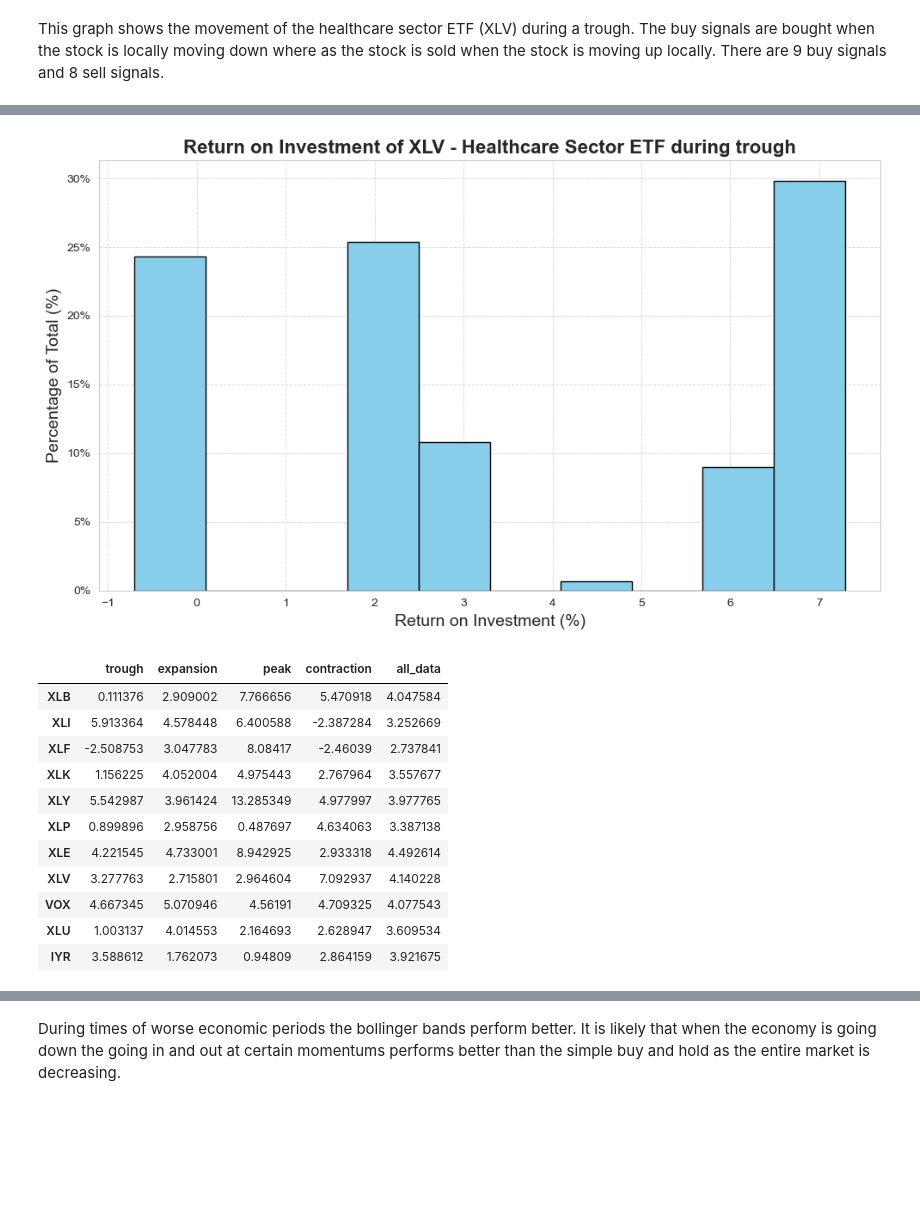
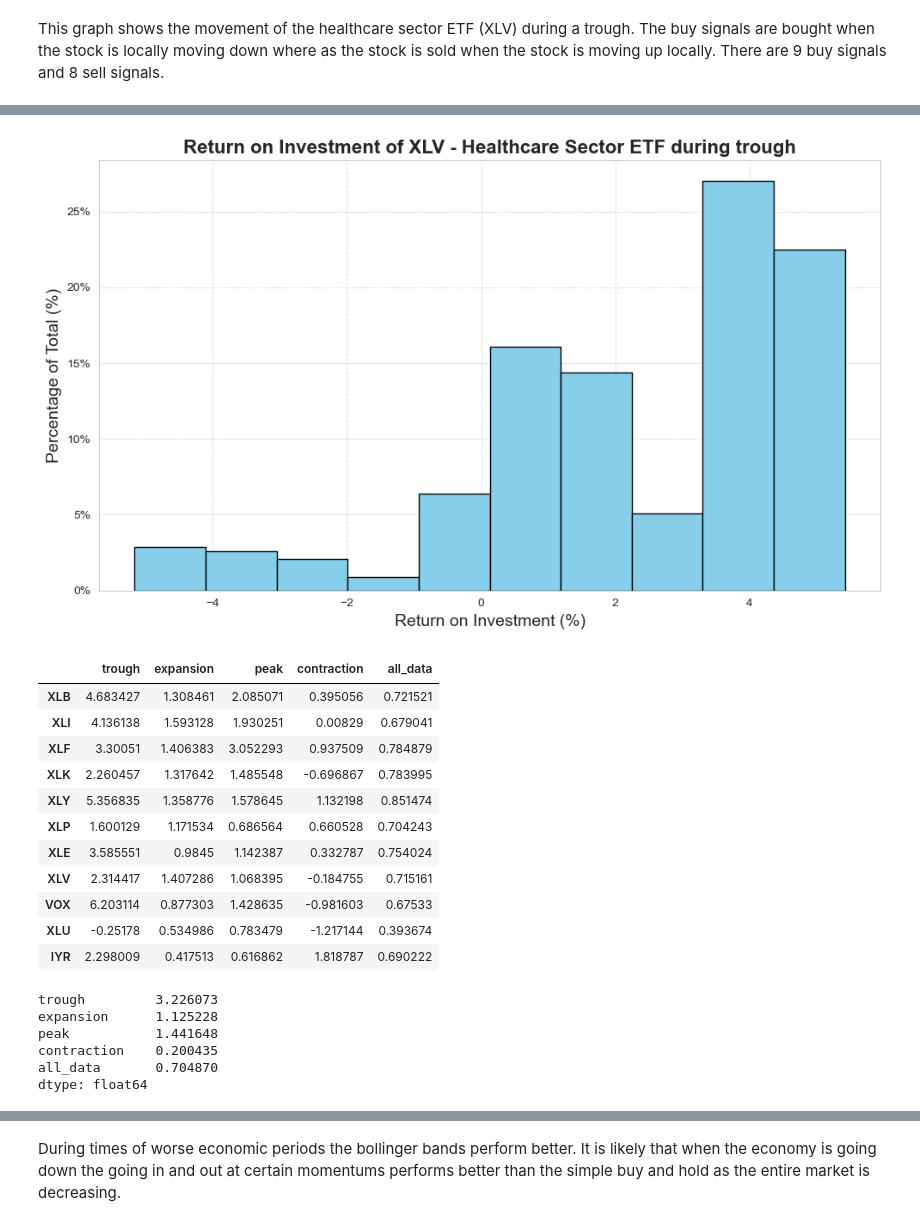
Before and after one commit to bennicholson2/Enhancing-Technical-Analysis-with-Data-Science, a Jupyter notebook: Technical Analysis/bollinger_bands.ipynb, the cells around one changed output, grey strips where cells are left out. Saved outputs shown, nothing was run; the diff lists cells and outputs as text; code cells hidden in the pictures; blank space fills up the shorter version.

```diff
--- a/Technical Analysis/bollinger_bands.ipynb
+++ b/Technical Analysis/bollinger_bands.ipynb
@@ -384,7 +405,7 @@ def calculate_stock_roi(bb_signals_nd, adj_close_nd, periods_date, periods_list,
     # Loop through each economic period
     for period in periods_list:
         # Create the date range for the current period
-        date_range = pd.date_range(start=pd.to_datetime(periods_date[period][0]), end=pd.to_datetime(periods_date[period][1]) - timedelta(days=120))
+        date_range = pd.date_range(start=pd.to_datetime(periods_date[period][0]), end=pd.to_datetime(periods_date[period][1]) - timedelta(days=90))
 
         # Get random dates for stochastic modeling
         start_dates = np.random.choice(date_range, size=n_sample, replace=True)
@@ -394,13 +415,13 @@ def calculate_stock_roi(bb_signals_nd, adj_close_nd, periods_date, periods_list,
             time_stamp = pd.to_datetime(start_date)
 
             # Initialize variables
-            account_balance = initial_investment
+            account_balance = {ticker: initial_investment for ticker in tickers}  # Separate account balance for each stock
             shares_number = {ticker: 0 for ticker in tickers}  # Initialize share count for each ticker
             shares_value = {ticker: 0 for ticker in tickers}   # Initialize share value for each ticker
 
             # Extract the adjusted close and signal data for time period
-            adj_close_period = adj_close_nd[period].loc[time_stamp:time_stamp + timedelta(days=120)]
-            bb_signals_period = bb_signals_nd[period].loc[time_stamp:time_stamp + timedelta(days=120)]
+            adj_close_period = adj_close_nd[period].loc[time_stamp:time_stamp + timedelta(days=90)]
+            bb_signals_period = bb_signals_nd[period].loc[time_stamp:time_stamp + timedelta(days=90)]
 
             # Iterate over each row in the Bollinger Band signals (day by day)
             for row_idx, row in bb_signals_period.iterrows():
@@ -410,11 +431,11 @@ def calculate_stock_roi(bb_signals_nd, adj_close_nd, periods_date, periods_list,
 
                     # Handle Buy action
                     if signal == 'Buy':
-                        amount_to_buy = percent_to_buy * account_balance
-                        if account_balance >= amount_to_buy:
+                        amount_to_buy = percent_to_buy * account_balance[ticker]
+                        if account_balance[ticker] >= amount_to_buy:
                             shares_to_buy = amount_to_buy / adj_close_price
                             shares_number[ticker] += shares_to_buy
-                            account_balance -= amount_to_buy
+                            account_balance[ticker] -= amount_to_buy
 
                     # Handle Sell action
                     elif signal == 'Sell':
@@ -424,20 +445,19 @@ def calculate_stock_roi(bb_signals_nd, adj_close_nd, periods_date, periods_list,
                             if shares_value[ticker] >= amount_to_sell:
                                 shares_to_sell = amount_to_sell / adj_close_price
                                 shares_number[ticker] -= shares_to_sell
-                                account_balance += amount_to_sell
+                                account_balance[ticker] += amount_to_sell
 
-            # Calculate total portfolio value at the end of the period
-            portfolio_value = sum(shares_number[ticker] * adj_close_period.iloc[-1][ticker] for ticker in tickers)
-            total_value = account_balance + portfolio_value
+            # Calculate total portfolio value for each stock at the end of the period
+            for ticker in tickers:
+                if shares_number[ticker] > 0:  # Only calculate value if shares are owned
+                    portfolio_value = shares_number[ticker] * adj_close_period.iloc[-1][ticker]
+                    total_value = account_balance[ticker] + portfolio_value
 
-            # Calculate the profit relative to the initial investment
-            profit = total_value - initial_investment
+                    # Calculate profit for this stock
+                    profit = total_value - initial_investment
 
-            # Calculate ROI for each stock as a percentage of the initial investment
-            for ticker in tickers:
-                if shares_number[ticker] > 0:  # Only consider tickers with shares owned
-                    roi_dollar_value = shares_value[ticker] - (initial_investment * (percent_to_buy * shares_number[ticker]))
-
+                    # Calculate ROI based on stock's individual account
+                    roi_dollar_value = profit / initial_investment * 100
                 else:
                     roi_dollar_value = 0
 
@@ -627,33 +706,42 @@ The above only concentrated on a single set of investment dates, to get the aver
 # %%
 # stochastic model 1000 times with a $100 investment of the stock
-bb_average_return = calculate_stock_roi(bb_signals,adj_close_sector_etf,economic_cycle_periods,economic_cycle_periods_list,sector_etf_tickers,1000,100,0.05,0.05)
+base_bb_average_return = calculate_stock_roi(bb_signals,adj_close_sector_etf,economic_cycle_periods,economic_cycle_periods_list,sector_etf_tickers,1000,100,0.15,0.20)
 # %%
 # plot the histogram of the XLV healthcare during a trough
 plot_percentage_histogram(
-    data=bb_average_return['trough']['XLV'],
+    data=base_bb_average_return['trough']['XLV'],
     title=f'Return on Investment of XLV - Healthcare Sector ETF during trough',
     xlabel='Return on Investment (%)',
         ylabel='Percentage of Total (%)'
 )
 # %% [output]
-[figure, old version]
+[figure, new version]
 # %%
 # get the mean of each stock during each time period
-bollinger_band_average_return = stochastic_roi(sector_etf_tickers,economic_cycle_periods_list,bb_average_return,'Mean')
+bollinger_band_average_return = stochastic_roi(sector_etf_tickers,economic_cycle_periods_list,base_bb_average_return,'Mean')
 bollinger_band_average_return
 # %% [output]
 |  | trough | expansion | peak | contraction | all_data |
-| XLB | 0.111376 | 2.909002 | 7.766656 | 5.470918 | 4.047584 |
-| XLI | 5.913364 | 4.578448 | 6.400588 | -2.387284 | 3.252669 |
-| XLF | -2.508753 | 3.047783 | 8.08417 | -2.46039 | 2.737841 |
-| XLK | 1.156225 | 4.052004 | 4.975443 | 2.767964 | 3.557677 |
-| XLY | 5.542987 | 3.961424 | 13.285349 | 4.977997 | 3.977765 |
-| XLP | 0.899896 | 2.958756 | 0.487697 | 4.634063 | 3.387138 |
-| XLE | 4.221545 | 4.733001 | 8.942925 | 2.933318 | 4.492614 |
-| XLV | 3.277763 | 2.715801 | 2.964604 | 7.092937 | 4.140228 |
-| VOX | 4.667345 | 5.070946 | 4.56191 | 4.709325 | 4.077543 |
-| XLU | 1.003137 | 4.014553 | 2.164693 | 2.628947 | 3.609534 |
-| IYR | 3.588612 | 1.762073 | 0.94809 | 2.864159 | 3.921675 |
+| XLB | 4.683427 | 1.308461 | 2.085071 | 0.395056 | 0.721521 |
+| XLI | 4.136138 | 1.593128 | 1.930251 | 0.00829 | 0.679041 |
+| XLF | 3.30051 | 1.406383 | 3.052293 | 0.937509 | 0.784879 |
+| XLK | 2.260457 | 1.317642 | 1.485548 | -0.696867 | 0.783995 |
+| XLY | 5.356835 | 1.358776 | 1.578645 | 1.132198 | 0.851474 |
+| XLP | 1.600129 | 1.171534 | 0.686564 | 0.660528 | 0.704243 |
+| XLE | 3.585551 | 0.9845 | 1.142387 | 0.332787 | 0.754024 |
+| XLV | 2.314417 | 1.407286 | 1.068395 | -0.184755 | 0.715161 |
+| VOX | 6.203114 | 0.877303 | 1.428635 | -0.981603 | 0.67533 |
+| XLU | -0.25178 | 0.534986 | 0.783479 | -1.217144 | 0.393674 |
+| IYR | 2.298009 | 0.417513 | 0.616862 | 1.818787 | 0.690222 |
+# %%
+bollinger_band_average_return.mean()
+# %% [output]
+trough         3.226073
+expansion      1.125228
+peak           1.441648
+contraction    0.200435
+all_data       0.704870
+dtype: float64
 # %%
 # save file
 bollinger_band_average_return.to_csv('/Users/ben_nicholson/Visual_Code_Projects/Personal_Projects/Financial Capstone Project/data/bollinger_band_return.csv')
```
Also changed, not shown: parts of 41 cells of this notebook, 14 other files.
